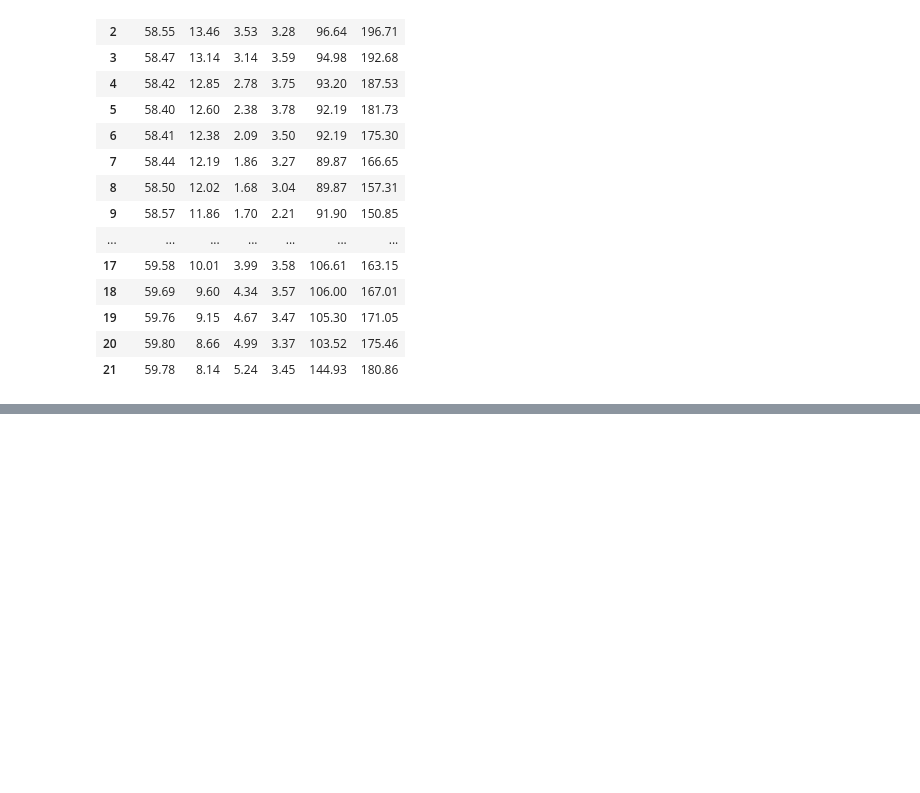
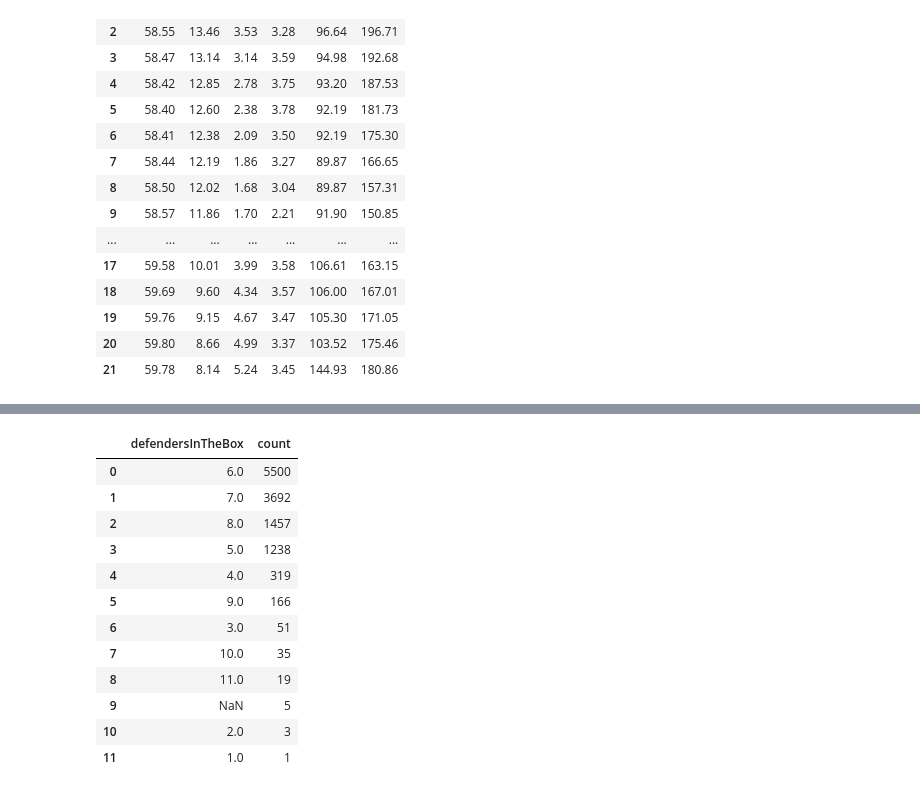
Before and after one commit to tchang1997/tackle_yards_prevented, a Jupyter notebook: notebooks/encoding_player_play_info.ipynb, the cells around one changed output, grey strips where cells are left out. Cells and saved outputs as stored; diff of their text form; code cells hidden in the pictures; blank space fills up the shorter version.

```diff
--- a/notebooks/encoding_player_play_info.ipynb
+++ b/notebooks/encoding_player_play_info.ipynb
@@ -64,0 +40,3 @@ Name: (2022090800, 646), dtype: object
+# %%
+games = pd.read_csv("../data/nfl-big-data-bowl-2024/games.csv")
+plays = pd.read_csv("../data/nfl-big-data-bowl-2024/plays.csv")
@@ -64,0 +57,16 @@ Name: (2022090800, 646), dtype: object
+# %%
+plays["defendersInTheBox"].value_counts(dropna=False).reset_index()
+# %% [output]
+|  | defendersInTheBox | count |
+| 0 | 6.0 | 5500 |
+| 1 | 7.0 | 3692 |
+| 2 | 8.0 | 1457 |
+| 3 | 5.0 | 1238 |
+| 4 | 4.0 | 319 |
+| 5 | 9.0 | 166 |
+| 6 | 3.0 | 51 |
+| 7 | 10.0 | 35 |
+| 8 | 11.0 | 19 |
+| 9 | NaN | 5 |
+| 10 | 2.0 | 3 |
+| 11 | 1.0 | 1 |
```
Also changed, not shown: parts of 9 cells of this notebook, 2 other files.
